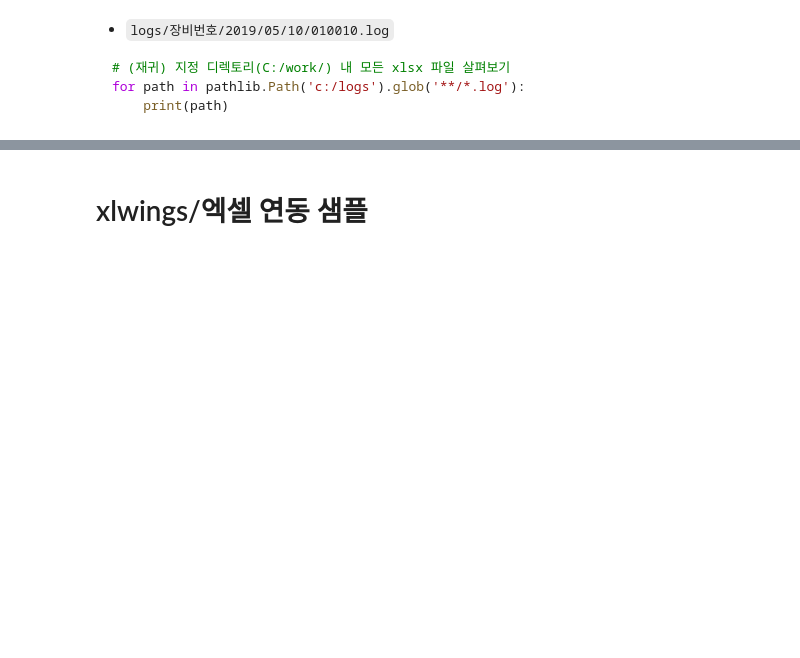
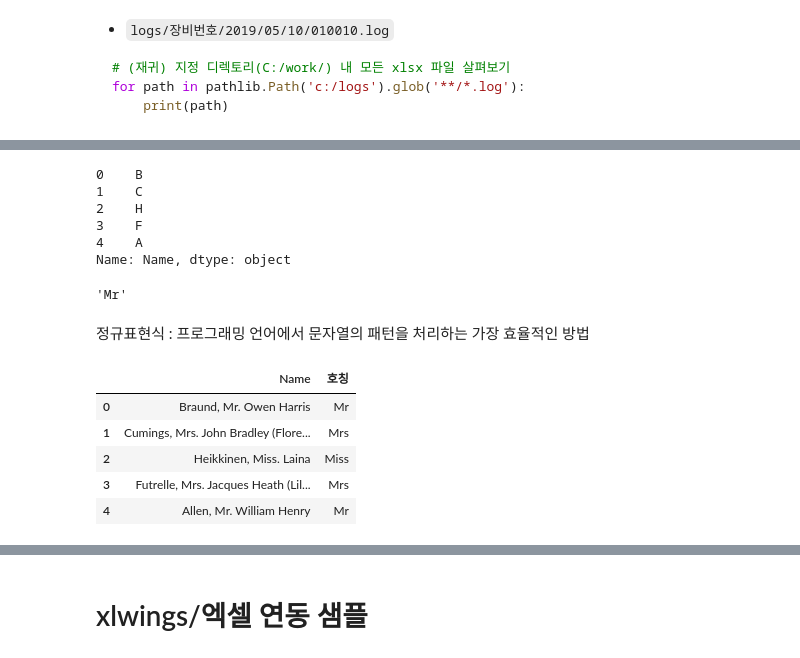
Before and after one commit to allieus/demo-ls-python-201905, a Jupyter notebook: Python Day 2.ipynb, the cells around one changed output, grey strips where cells are left out. Saved outputs shown, nothing was run; the diff lists cells and outputs as text; code cells hidden in the pictures; blank space fills up the shorter version.

```diff
--- a/Python Day 2.ipynb
+++ b/Python Day 2.ipynb
@@ -804,0 +785,32 @@ for path in pathlib.Path('c:/logs').glob('**/*.log'):
+# %%
+# train_df['Name'].apply(lambda name: name[0])
+train_df['Name'].str[0].head()
+# %% [output]
+0    B
+1    C
+2    H
+3    F
+4    A
+Name: Name, dtype: object
+# %%
+"Braund, Mr. Owen Harris".split(".")[0].split(",")[1].strip()
+# %% [output]
+'Mr'
+# %%
+# 불필요하게 추가된 마지막을 제거
+train_df = train_df.iloc[:-1]
+# %% [markdown]
+정규표현식 : 프로그래밍 언어에서 문자열의 패턴을 처리하는 가장 효율적인 방법
+# %%
+def apply_fn(name):
+    return name.split(".")[0].split(",")[1].strip()
+
+train_df['호칭'] = train_df['Name'].apply(apply_fn)
+train_df[['Name', '호칭']].head()
+# %% [output]
+|  | Name | 호칭 |
+| 0 | Braund, Mr. Owen Harris | Mr |
+| 1 | Cumings, Mrs. John Bradley (Flore... | Mrs |
+| 2 | Heikkinen, Miss. Laina | Miss |
+| 3 | Futrelle, Mrs. Jacques Heath (Lil... | Mrs |
+| 4 | Allen, Mr. William Henry | Mr |
```
Also changed, not shown: parts of 24 cells of this notebook.
